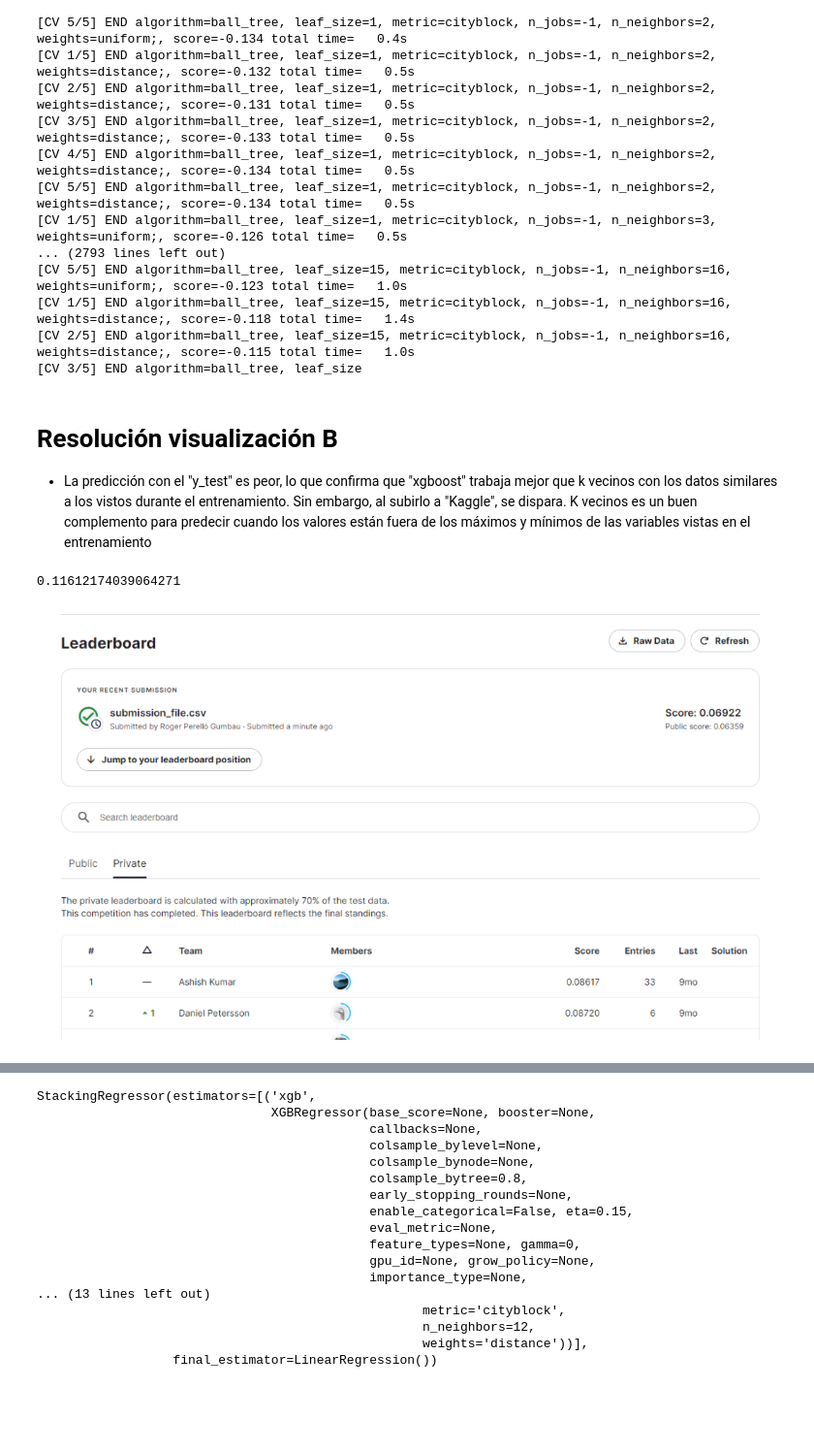
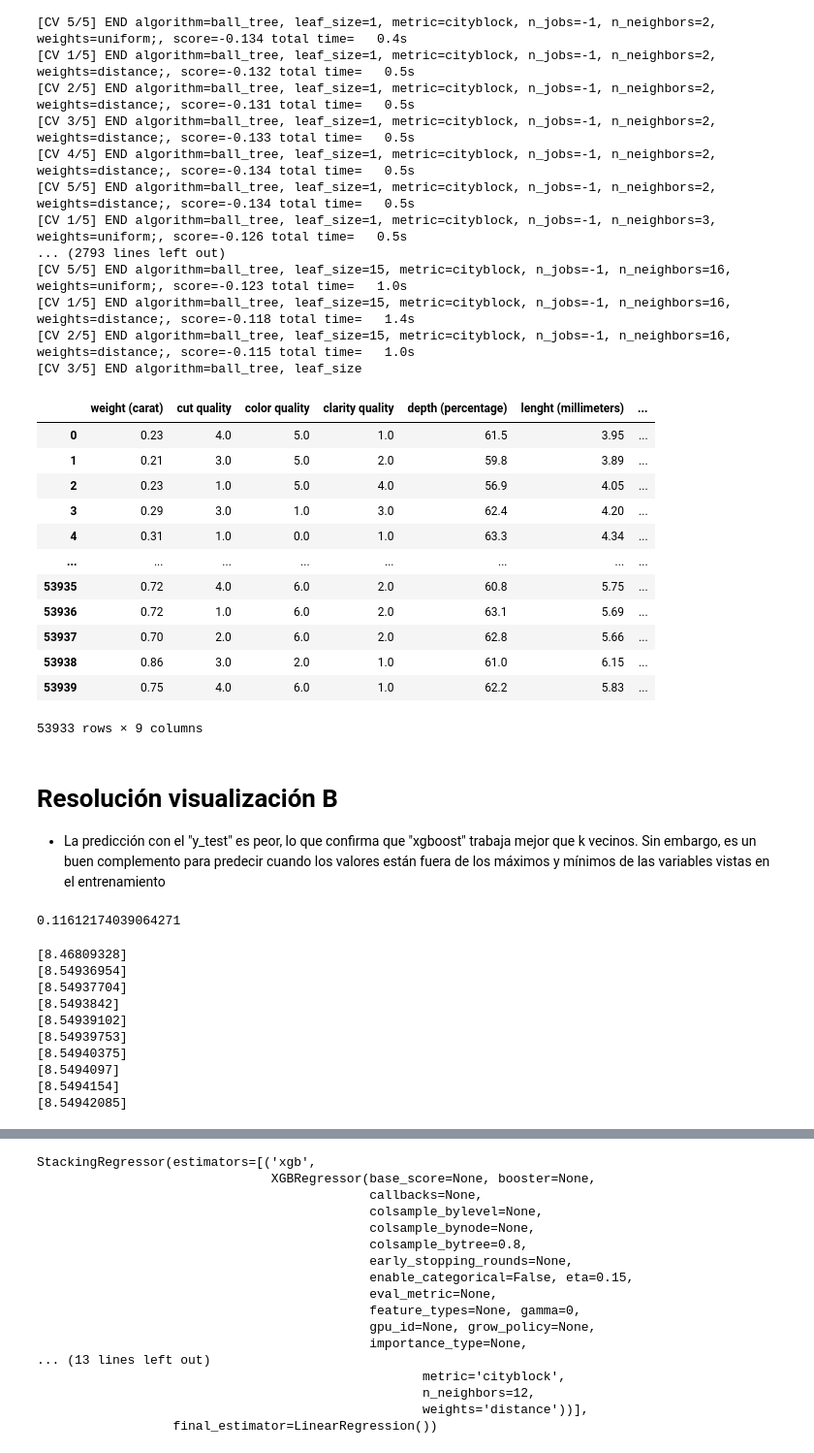
Before and after one commit to RogerPerello/Machine_learning-diamonds, a Jupyter notebook: src/notebooks/project/4.model_optimization.ipynb, the cells around one changed output, grey strips where cells are left out. Shown at 97% size. Saved outputs shown, nothing was run; the diff lists cells and outputs as text; code cells hidden in the pictures; blank space fills up the shorter version.

```diff
--- a/src/notebooks/project/4.model_optimization.ipynb
+++ b/src/notebooks/project/4.model_optimization.ipynb
@@ -1255,10 +1243,26 @@ Fitting 5 folds for each of 950 candidates, totalling 4750 fits
 [CV 1/5] END algorithm=ball_tree, leaf_size=15, metric=cityblock, n_jobs=-1, n_neighbors=16, weights=distance;, score=-0.118 total time=   1.4s
 [CV 2/5] END algorithm=ball_tree, leaf_size=15, metric=cityblock, n_jobs=-1, n_neighbors=16, weights=distance;, score=-0.115 total time=   1.0s
 [CV 3/5] END algorithm=ball_tree, leaf_size
+# %%
+df_visualizacion
+# %% [output]
+|  | weight (carat) | cut quality | color quality | clarity quality | depth (percentage) | lenght (millimeters) | ... |
+| 0 | 0.23 | 4.0 | 5.0 | 1.0 | 61.5 | 3.95 | ... |
+| 1 | 0.21 | 3.0 | 5.0 | 2.0 | 59.8 | 3.89 | ... |
+| 2 | 0.23 | 1.0 | 5.0 | 4.0 | 56.9 | 4.05 | ... |
+| 3 | 0.29 | 3.0 | 1.0 | 3.0 | 62.4 | 4.20 | ... |
+| 4 | 0.31 | 1.0 | 0.0 | 1.0 | 63.3 | 4.34 | ... |
+| ... | ... | ... | ... | ... | ... | ... | ... |
+| 53935 | 0.72 | 4.0 | 6.0 | 2.0 | 60.8 | 5.75 | ... |
+| 53936 | 0.72 | 1.0 | 6.0 | 2.0 | 63.1 | 5.69 | ... |
+| 53937 | 0.70 | 2.0 | 6.0 | 2.0 | 62.8 | 5.66 | ... |
+| 53938 | 0.86 | 3.0 | 2.0 | 1.0 | 61.0 | 6.15 | ... |
+| 53939 | 0.75 | 4.0 | 6.0 | 1.0 | 62.2 | 5.83 | ... |
+53933 rows × 9 columns
 # %% [markdown]
 # Resolución visualización B
 
-- La predicción con el "y_test" es peor, lo que confirma que "xgboost" trabaja mejor que k vecinos con los datos similares a los vistos durante el entrenamiento. Sin embargo, al subirlo a "Kaggle", se dispara. K vecinos es un buen complemento para predecir cuando los valores están fuera de los máximos y mínimos de las variables vistas en el entrenamiento
+- La predicción con el "y_test" es peor, lo que confirma que "xgboost" trabaja mejor que k vecinos. Sin embargo, es un buen complemento para predecir cuando los valores están fuera de los máximos y mínimos de las variables vistas en el entrenamiento
 # %%
 # Se lleva a cabo la predicción de prueba
 model_B = KNeighborsRegressor(algorithm='ball_tree',
@@ -1284,12 +1282,17 @@ submission.to_csv(r'kaggle_submissions\original_dataset_B\submission_file.csv',
-# %%
-plt.rc("figure", figsize=(16, 8))
-
-img = mpimg.imread(r'kaggle_submissions\original_dataset_B\result.png')
-imgplot = plt.imshow(img)
-plt.axis('off')
-plt.show()
-# %% [output]
-[figure, removed]
+# %%
+for weight in range(1, 11):
+    print(model_B.predict(np.array([[weight, 2, 3, 4, 5, 6, 7, 8]])))
+# %% [output]
+[8.46809328]
+[8.54936954]
+[8.54937704]
+[8.5493842]
+[8.54939102]
+[8.54939753]
+[8.54940375]
+[8.5494097]
+[8.5494154]
+[8.54942085]
 # %% [markdown]
 # "Stacking"
 
```
Also changed, not shown: parts of 13 cells of this notebook, 8 other files.
